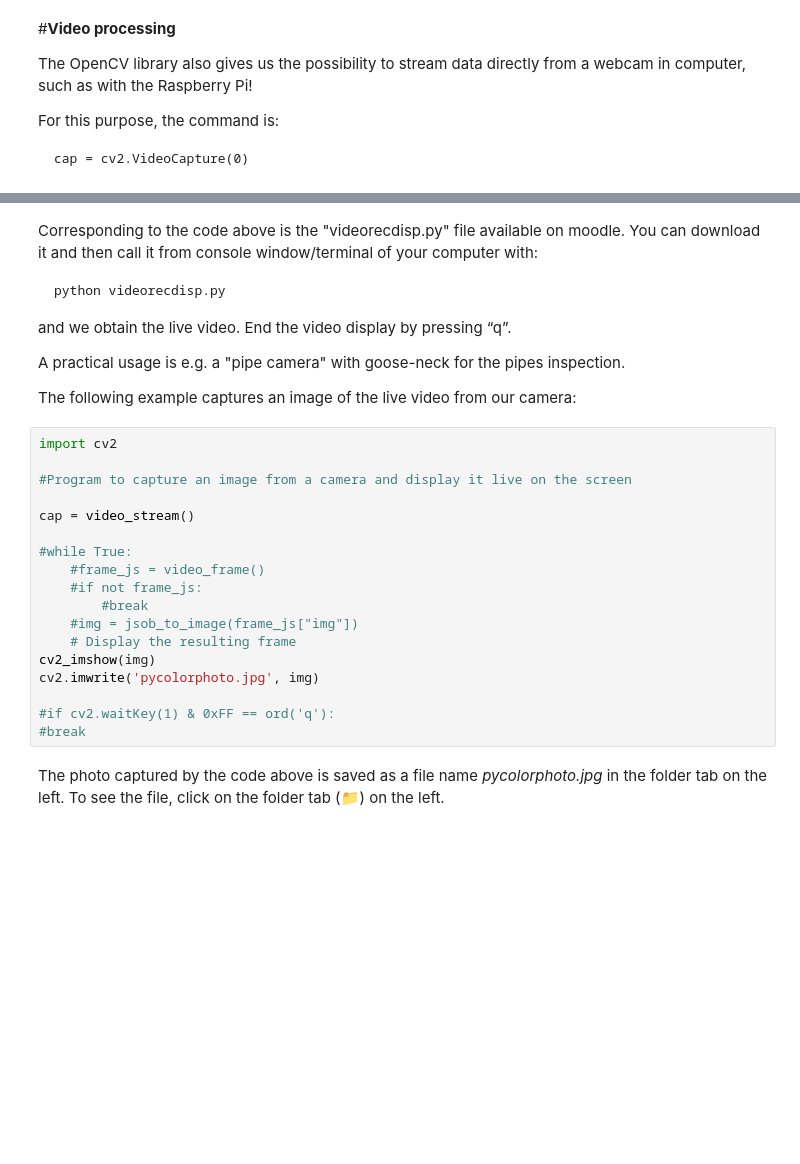
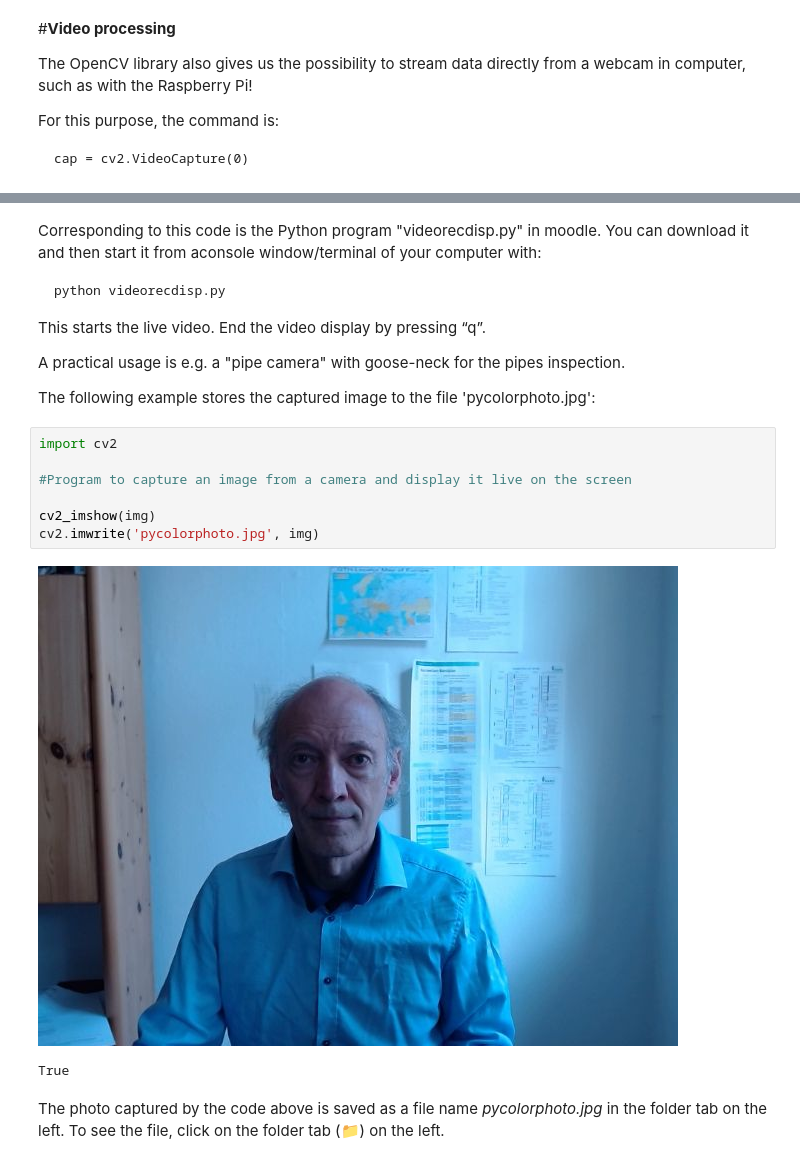
Before and after one commit to TUIlmenauAMS/GVT_Lecture_Colab, a Jupyter notebook: GVT_V2.ipynb, the cells around one changed output, grey strips where cells are left out. Drawn from its saved outputs; the diff is of its cells as text; blank space fills up the shorter version.

```diff
--- a/GVT_V2.ipynb
+++ b/GVT_V2.ipynb
@@ -346,31 +338,23 @@ cv2_imshow(img)
 # %% [markdown]
-Corresponding to the code above is the "videorecdisp.py" file available on moodle. You can download it and then call it from console window/terminal of your computer with:
+Corresponding to this code is the Python program "videorecdisp.py" in moodle. You can download it and then start it from aconsole window/terminal of your computer with:
 
     python videorecdisp.py
 
-and we obtain the live video. End the video display by pressing “q”.
+This starts the live video. End the video display by pressing “q”.
 
 A practical usage is e.g. a "pipe camera" with goose-neck for the pipes inspection.
 
-The following example captures an image of the live video from our camera:
+The following example stores the captured image to the file 'pycolorphoto.jpg':
 # %%
 import cv2
 
 #Program to capture an image from a camera and display it live on the screen
 
-cap = video_stream()
-
-#while True:
-    #frame_js = video_frame()
-    #if not frame_js:
-        #break
-    #img = jsob_to_image(frame_js["img"])
-    # Display the resulting frame
 cv2_imshow(img)
 cv2.imwrite('pycolorphoto.jpg', img)
-
-#if cv2.waitKey(1) & 0xFF == ord('q'):
-#break
+# %% [output]
+[figure, added]
+True
 # %% [markdown]
 The photo captured by the code above is saved as a file name *pycolorphoto.jpg* in the folder tab on the left. To see the file, click on the folder tab (📁) on the left.
 # %% [markdown]
```
Also changed, not shown: parts of 14 cells of this notebook.
